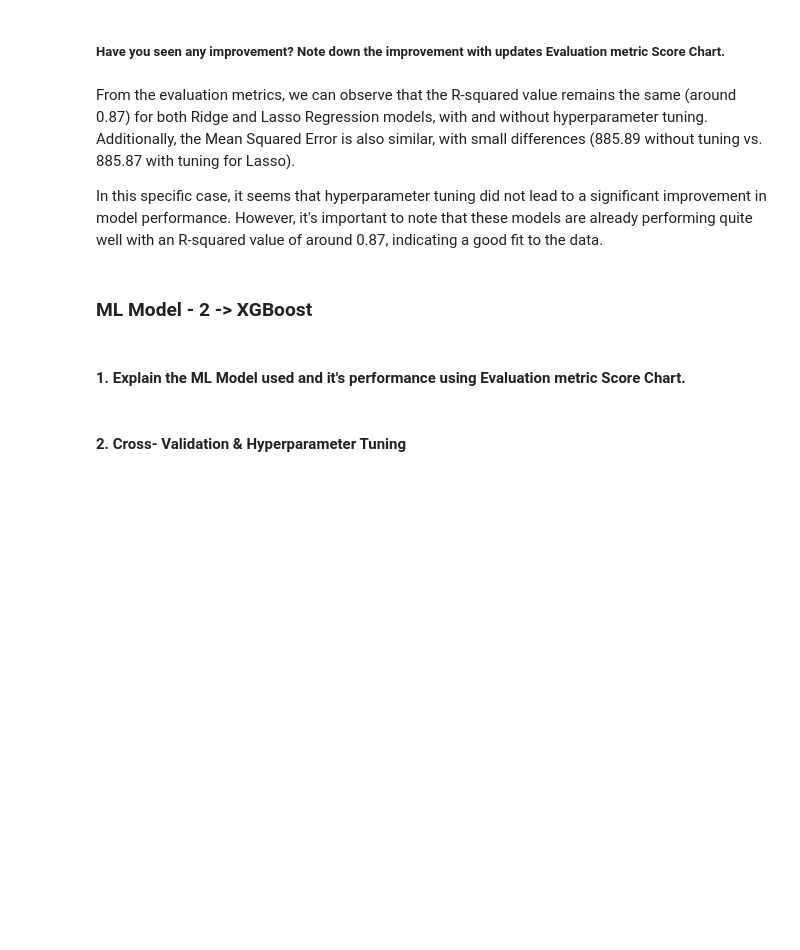
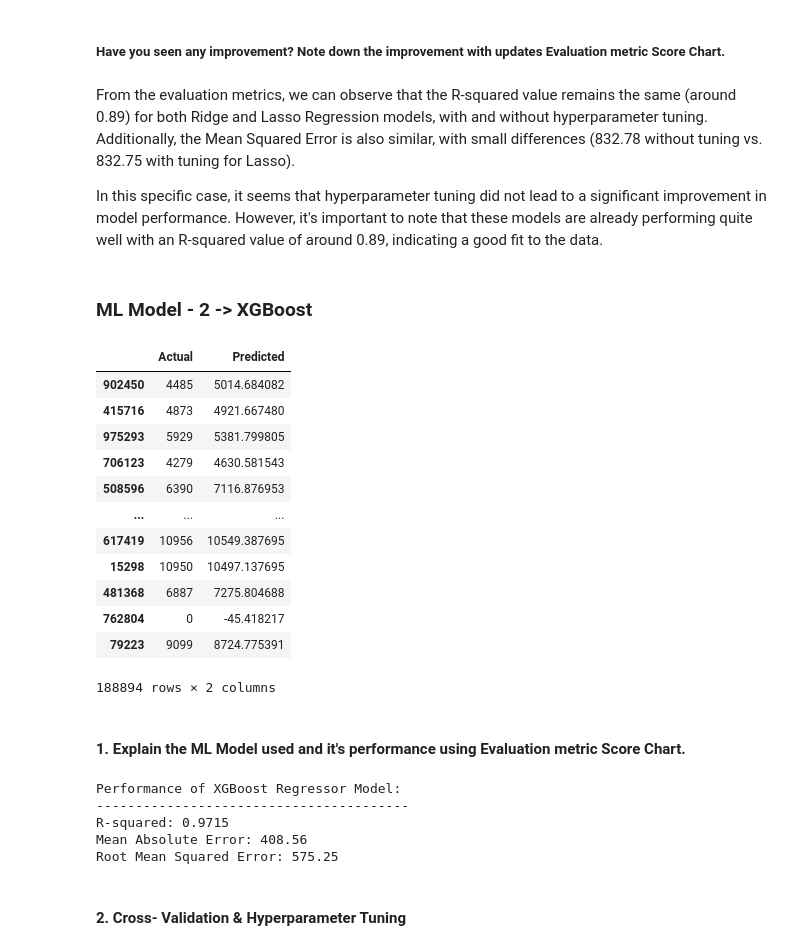
Before and after one commit to saurabhsingh3786/Capstone-2-Retail-Sales-Prediction-, a Jupyter notebook: Team_Notebook_Regression.ipynb, the cells around one changed output. Saved outputs shown, nothing was run; the diff lists cells and outputs as text; code cells hidden in the pictures; blank space fills up the shorter version.

```diff
--- a/Team_Notebook_Regression.ipynb
+++ b/Team_Notebook_Regression.ipynb
@@ -1556,6 +2031,6 @@ As sales and customers are having a strong correlation and they are very importa
 # %%
 # Identify the features for which outliers will be removed
-features_with_outliers = [ 'StateHoliday', 'CompetitionDistance', 'CompetitionOpenSinceYear']
+features_with_outliers = ['Sales', 'Customers', 'StateHoliday', 'CompetitionDistance']
 
 # Set the z-score threshold for identifying outliers
 z_score_threshold = 3
@@ -1626,9 +2143,5 @@ Lets remove promo 2, promo 2 since week and promo 2 since year as the informatio
 # drop Promo2, Promo2SinceWeek & Promo2SinceYear
 merged_df.drop(['Promo2', 'Promo2SinceWeek', 'Promo2SinceYear'], axis=1, inplace=True)
 # %%
-# Drop rows where Sales is equal to 0
-merged_df = merged_df.loc[merged_df['Sales'] != 0]
-# Drop rows where Customers is equal to 0
-merged_df = merged_df.loc[merged_df['Customers'] != 0]
 #no of observations for closed stores with 0 sales
 (merged_df[merged_df.Open == 0]).shape
@@ -1854,19 +2406,37 @@ By using GridSearchCV, we can ensure that we are exploring a range of hyperparam
 # %% [markdown]
 ##### Have you seen any improvement? Note down the improvement with updates Evaluation metric Score Chart.
 # %% [markdown]
-From the evaluation metrics, we can observe that the R-squared value remains the same (around 0.87) for both Ridge and Lasso Regression models, with and without hyperparameter tuning. Additionally, the Mean Squared Error is also similar, with small differences (885.89 without tuning vs. 885.87 with tuning for Lasso).
+From the evaluation metrics, we can observe that the R-squared value remains the same (around 0.89) for both Ridge and Lasso Regression models, with and without hyperparameter tuning. Additionally, the Mean Squared Error is also similar, with small differences (832.78 without tuning vs. 832.75 with tuning for Lasso).
 
-In this specific case, it seems that hyperparameter tuning did not lead to a significant improvement in model performance. However, it's important to note that these models are already performing quite well with an R-squared value of around 0.87, indicating a good fit to the data.
+In this specific case, it seems that hyperparameter tuning did not lead to a significant improvement in model performance. However, it's important to note that these models are already performing quite well with an R-squared value of around 0.89, indicating a good fit to the data.
 # %% [markdown]
 ### ML Model - 2 -> XGBoost
 # %%
 # Building XGBoost Regressor Model:
 
 xgboost = xgb.XGBRegressor(objective='reg:squarederror', verbosity=0)
 xgboost.fit(X_train, y_train)
 
 # Making predictions on the test data using the trained model
 y_pred = xgboost.predict(X_test)
+# After building the model we are comparing the actual and the predicted values in this code:
+
+data1 = pd.DataFrame({'Actual':y_test, 'Predicted':y_pred})
+data1
+# %% [output]
+|  | Actual | Predicted |
+| 902450 | 4485 | 5014.684082 |
+| 415716 | 4873 | 4921.667480 |
+| 975293 | 5929 | 5381.799805 |
+| 706123 | 4279 | 4630.581543 |
+| 508596 | 6390 | 7116.876953 |
+| ... | ... | ... |
+| 617419 | 10956 | 10549.387695 |
+| 15298 | 10950 | 10497.137695 |
+| 481368 | 6887 | 7275.804688 |
+| 762804 | 0 | -45.418217 |
+| 79223 | 9099 | 8724.775391 |
+188894 rows × 2 columns
 # %% [markdown]
 #### 1. Explain the ML Model used and it's performance using Evaluation metric Score Chart.
 # %%
@@ -1883,6 +2453,12 @@ print("----------------------------------------")
 print(f"R-squared: {r2:.4f}")
 print(f"Mean Absolute Error: {mae:.2f}")
 print(f"Root Mean Squared Error: {rmse:.2f}")
+# %% [output]
+Performance of XGBoost Regressor Model:
+----------------------------------------
+R-squared: 0.9715
+Mean Absolute Error: 408.56
+Root Mean Squared Error: 575.25
 # %% [markdown]
 #### 2. Cross- Validation & Hyperparameter Tuning
 # %%
```
Also changed, not shown: parts of 94 cells of this notebook.
